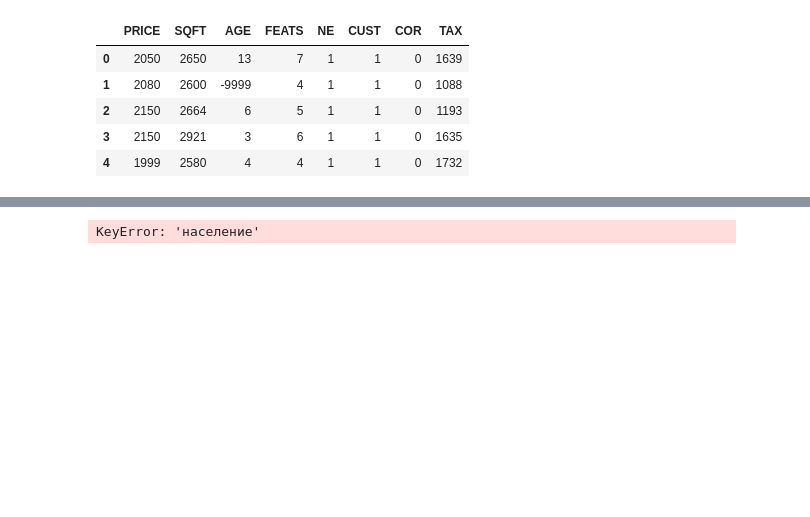
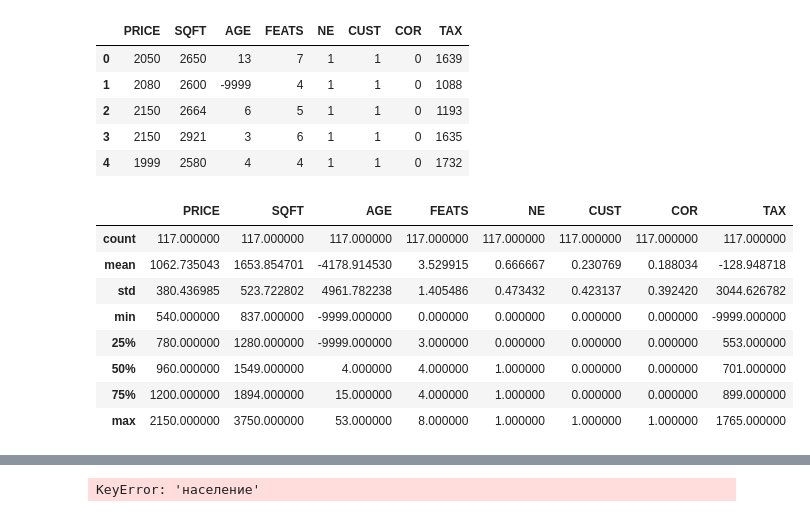
Before and after one commit to EugeneTheWatchman/applied-data-analysis-methods, a Jupyter notebook: z5/hypothesis-testing-part-2.ipynb, the cells around one changed output, grey strips where cells are left out. Cells and saved outputs as stored; diff of their text form; code cells hidden in the pictures; blank space fills up the shorter version.

```diff
--- a/z5/hypothesis-testing-part-2.ipynb
+++ b/z5/hypothesis-testing-part-2.ipynb
@@ -15,6 +15,18 @@ data.head()
 | 2 | 2150 | 2664 | 6 | 5 | 1 | 1 | 0 | 1193 |
 | 3 | 2150 | 2921 | 3 | 6 | 1 | 1 | 0 | 1635 |
 | 4 | 1999 | 2580 | 4 | 4 | 1 | 1 | 0 | 1732 |
+# %%
+data.describe()
+# %% [output]
+|  | PRICE | SQFT | AGE | FEATS | NE | CUST | COR | TAX |
+| count | 117.000000 | 117.000000 | 117.000000 | 117.000000 | 117.000000 | 117.000000 | 117.000000 | 117.000000 |
+| mean | 1062.735043 | 1653.854701 | -4178.914530 | 3.529915 | 0.666667 | 0.230769 | 0.188034 | -128.948718 |
+| std | 380.436985 | 523.722802 | 4961.782238 | 1.405486 | 0.473432 | 0.423137 | 0.392420 | 3044.626782 |
+| min | 540.000000 | 837.000000 | -9999.000000 | 0.000000 | 0.000000 | 0.000000 | 0.000000 | -9999.000000 |
+| 25% | 780.000000 | 1280.000000 | -9999.000000 | 3.000000 | 0.000000 | 0.000000 | 0.000000 | 553.000000 |
+| 50% | 960.000000 | 1549.000000 | 4.000000 | 4.000000 | 1.000000 | 0.000000 | 0.000000 | 701.000000 |
+| 75% | 1200.000000 | 1894.000000 | 15.000000 | 4.000000 | 1.000000 | 0.000000 | 0.000000 | 899.000000 |
+| max | 2150.000000 | 3750.000000 | 53.000000 | 8.000000 | 1.000000 | 1.000000 | 1.000000 | 1765.000000 |
 # %%
 mask = data['COR'] == 1
 corner_houses = data[mask]
```
Also changed, not shown: parts of 4 cells of this notebook.
